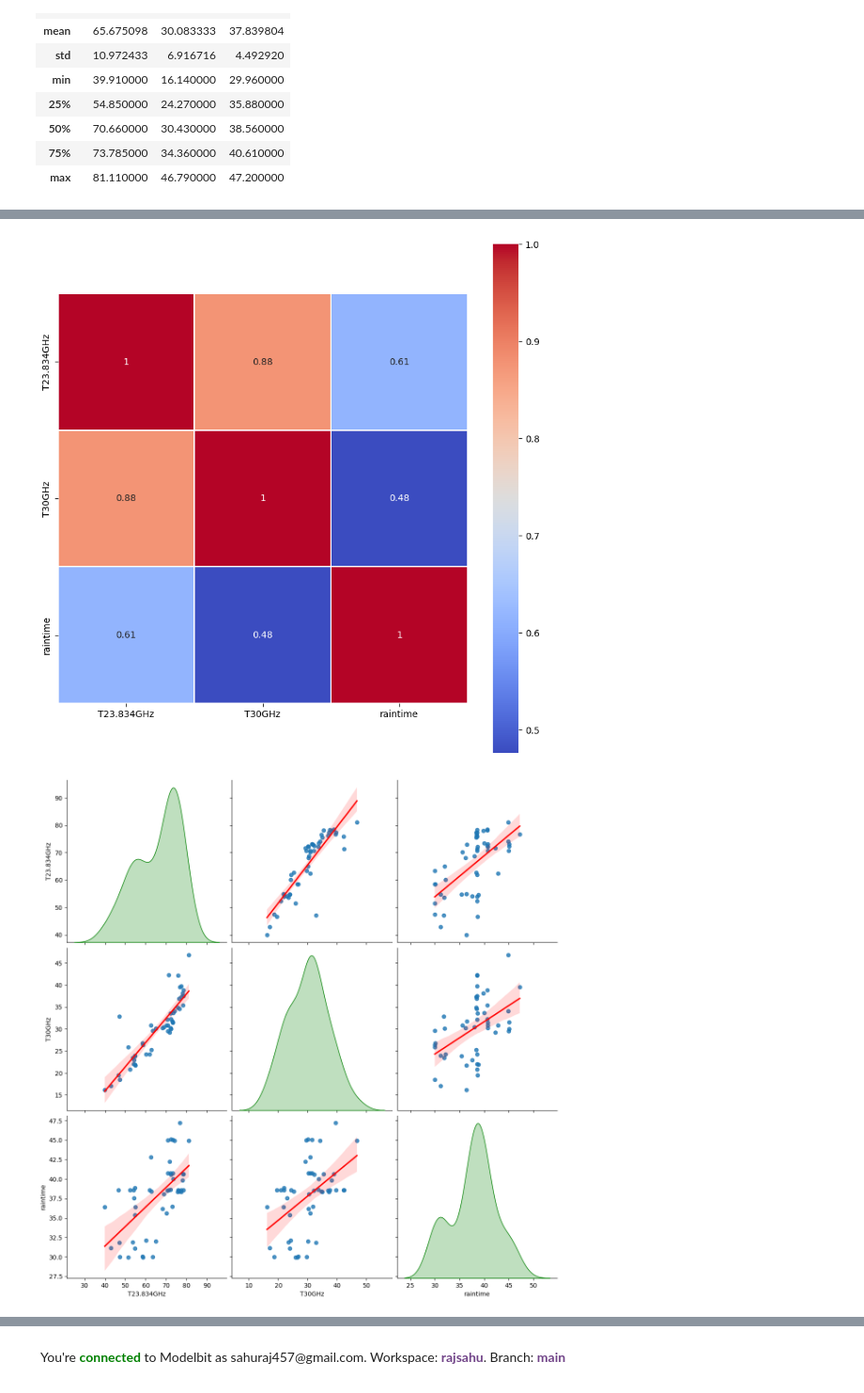
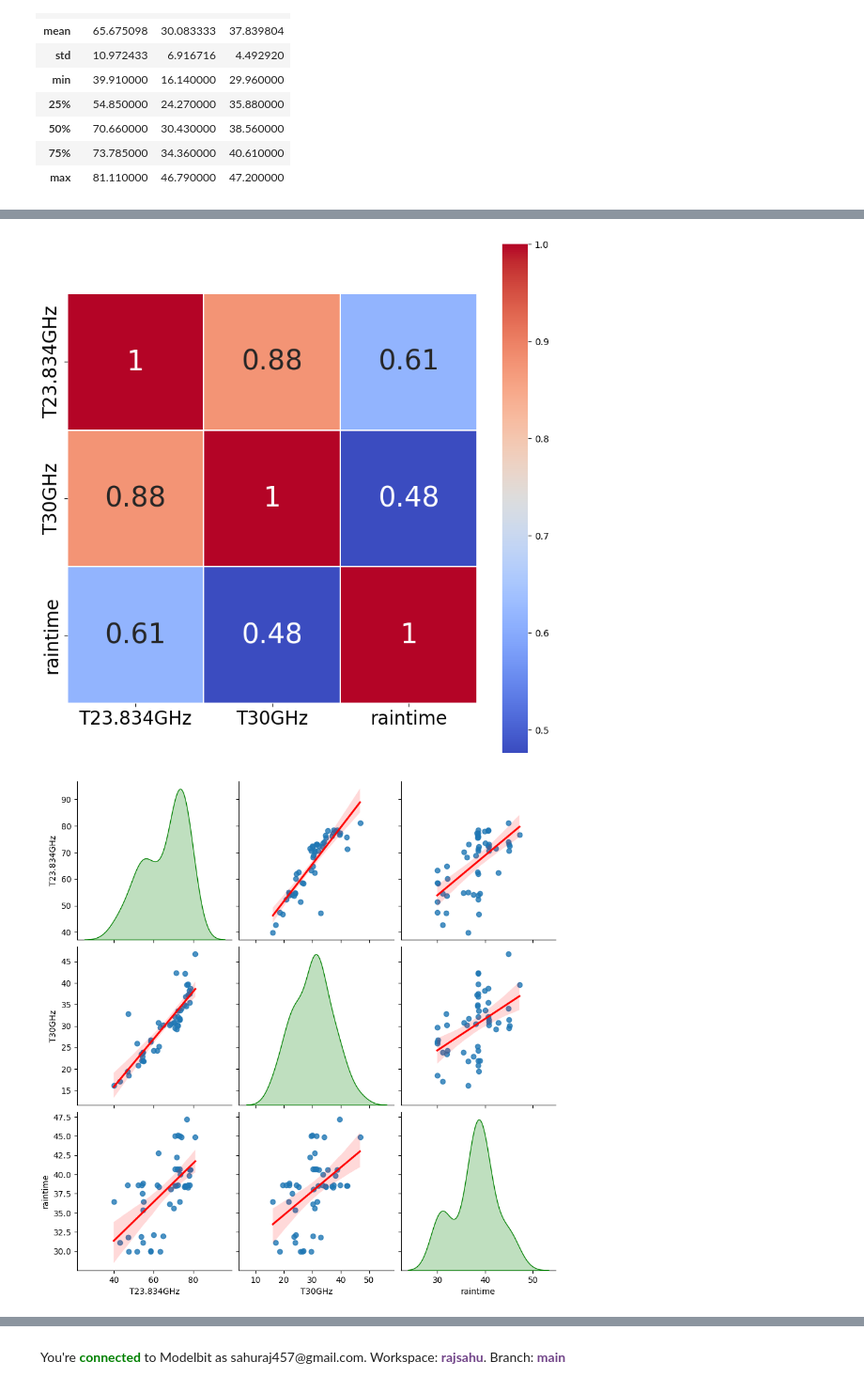
Before and after one commit to rajsahu2004/Radiometric-Method-Project, a Jupyter notebook: code.ipynb, the cells around one changed output, grey strips where cells are left out. Shown: that part at 94% size. Saved outputs shown, nothing was run; the diff lists cells and outputs as text; code cells hidden in the pictures.

Commit message:
graphs font increased

```diff
--- a/code.ipynb
+++ b/code.ipynb
@@ -117,27 +117,29 @@ sns.heatmap(
     corr,
     annot=True,
     cmap='coolwarm',
-    linewidths=0.2,
-    annot_kws={'size':10},
-    square=True
+    linewidth=0.2,
+    annot_kws={'size':30},
+    square=True,
 )
-plt.savefig('plots/Correlation.png',dpi=450)
+plt.xticks(fontsize=20)
+plt.yticks(fontsize=20)
+plt.savefig('plots/Correlation.png',dpi=500)
 plt.show()
 # %% [output]
-[figure, old version]
+[figure, new version]
 # %%
 sns.pairplot(
     data,
     kind='reg',
     diag_kind='kde',
     plot_kws={'line_kws':{'color':'red'}},
     diag_kws={'color':'green'},
-    height=4
+    height=3,
 )
-plt.savefig('plots/PairPlot.png',dpi=450)
+plt.savefig('plots/PairPlot.png',dpi=500)
 plt.show()
 # %% [output]
-[figure, old version]
+[figure, new version]
 # %%
 xTrain = data[['T23.834GHz','T30GHz']].values
 yTrain = data['raintime']
```
Also changed, not shown: parts of 5 cells of this notebook, 8 other files.
